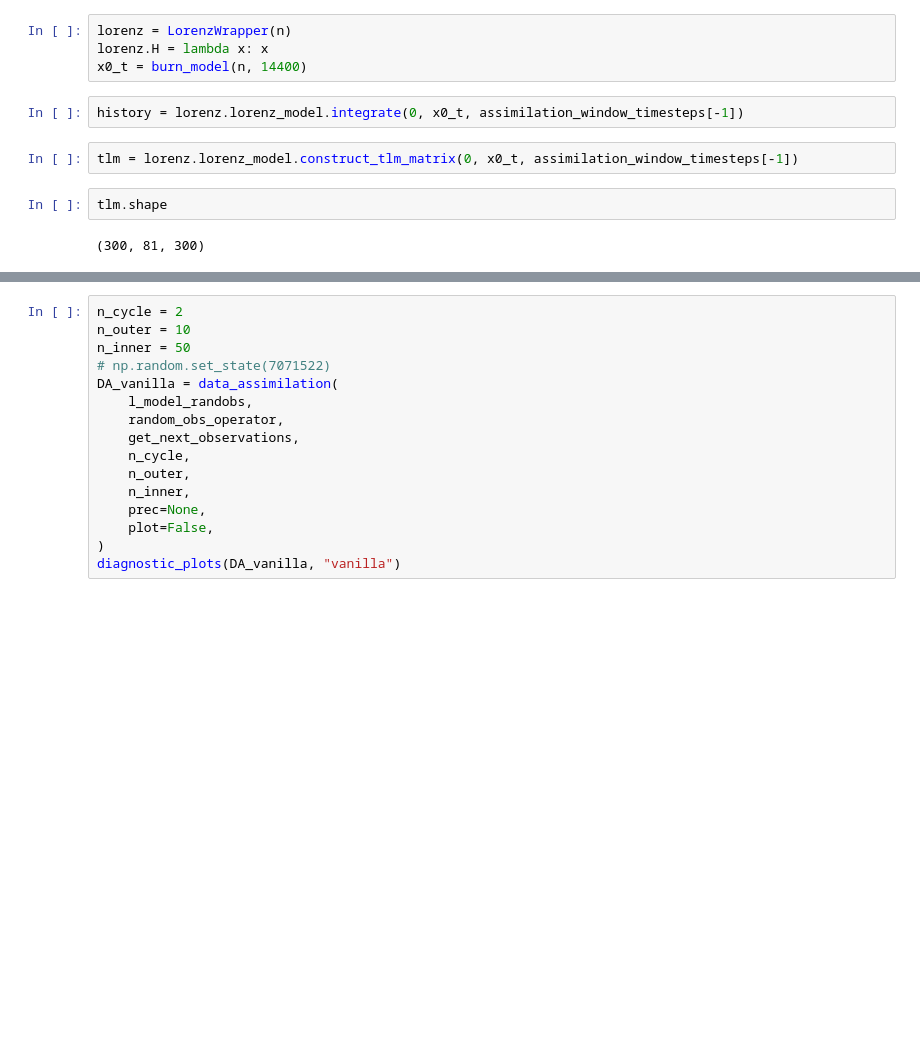
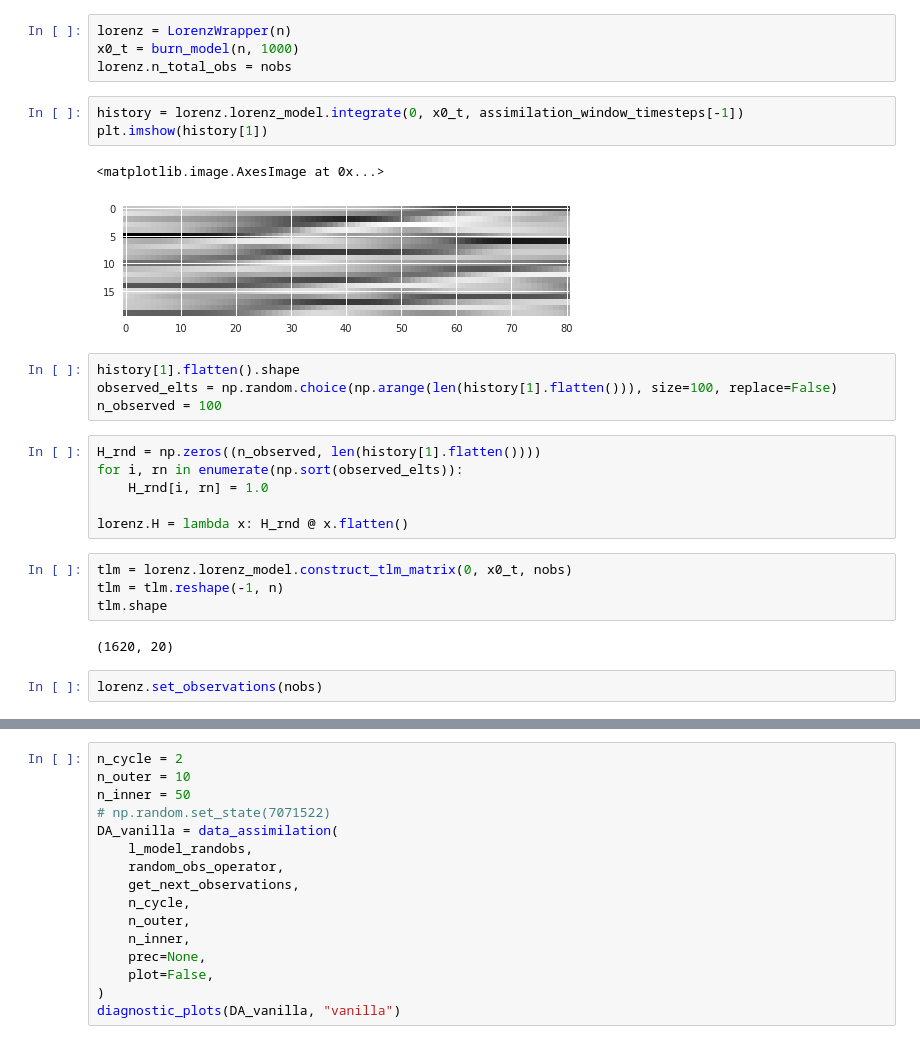
Before and after one commit to VTrappler/DA_PoC, a Jupyter notebook: notebooks/lorenz_DA.ipynb, the cells around one changed output, grey strips where cells are left out. Cells and saved outputs as stored; diff of their text form; blank space fills up the shorter version.

```diff
--- a/notebooks/lorenz_DA.ipynb
+++ b/notebooks/lorenz_DA.ipynb
@@ -59,12 +62,28 @@ Text(0.5, 1.0, 'R_half')
 # %%
 lorenz = LorenzWrapper(n)
-lorenz.H = lambda x: x
-x0_t = burn_model(n, 14400)
+x0_t = burn_model(n, 1000)
+lorenz.n_total_obs = nobs
 # %%
 history = lorenz.lorenz_model.integrate(0, x0_t, assimilation_window_timesteps[-1])
+plt.imshow(history[1])
+# %% [output]
+<matplotlib.image.AxesImage at 0x...>
+[figure, added]
+# %%
+history[1].flatten().shape
+observed_elts = np.random.choice(np.arange(len(history[1].flatten())), size=100, replace=False)
+n_observed = 100
+# %%
+H_rnd = np.zeros((n_observed, len(history[1].flatten())))
+for i, rn in enumerate(np.sort(observed_elts)):
+    H_rnd[i, rn] = 1.0
+
+lorenz.H = lambda x: H_rnd @ x.flatten()
 # %%
-tlm = lorenz.lorenz_model.construct_tlm_matrix(0, x0_t, assimilation_window_timesteps[-1])
+tlm = lorenz.lorenz_model.construct_tlm_matrix(0, x0_t, nobs)
+tlm = tlm.reshape(-1, n)
+tlm.shape
+# %% [output]
+(1620, 20)
-# %%
-tlm.shape
-# %% [output]
-(300, 81, 300)
+# %%
+lorenz.set_observations(nobs)
```
Also changed, not shown: parts of 6 cells of this notebook, 45 other files.
